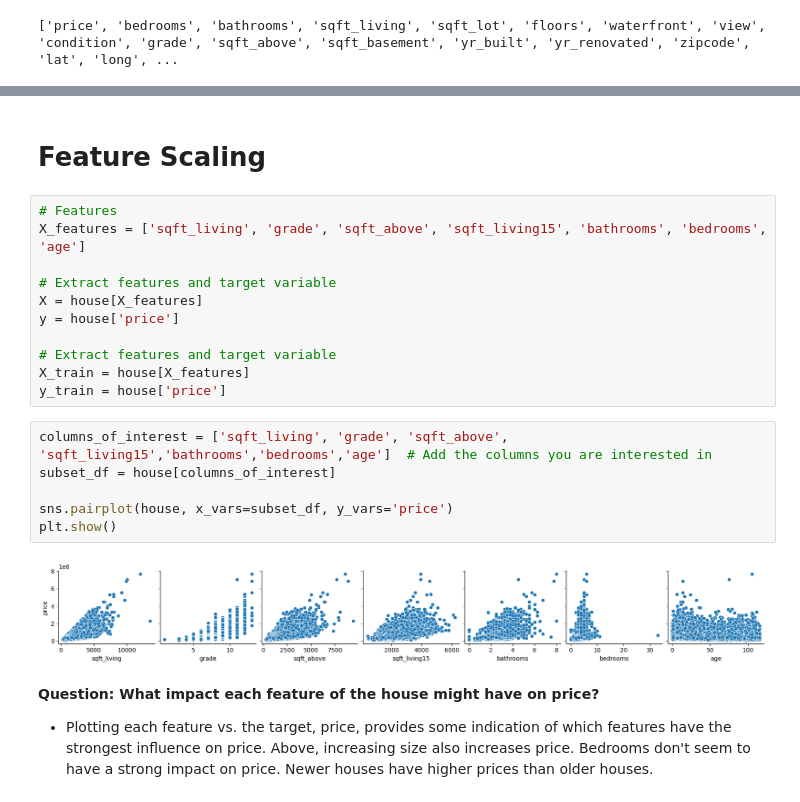
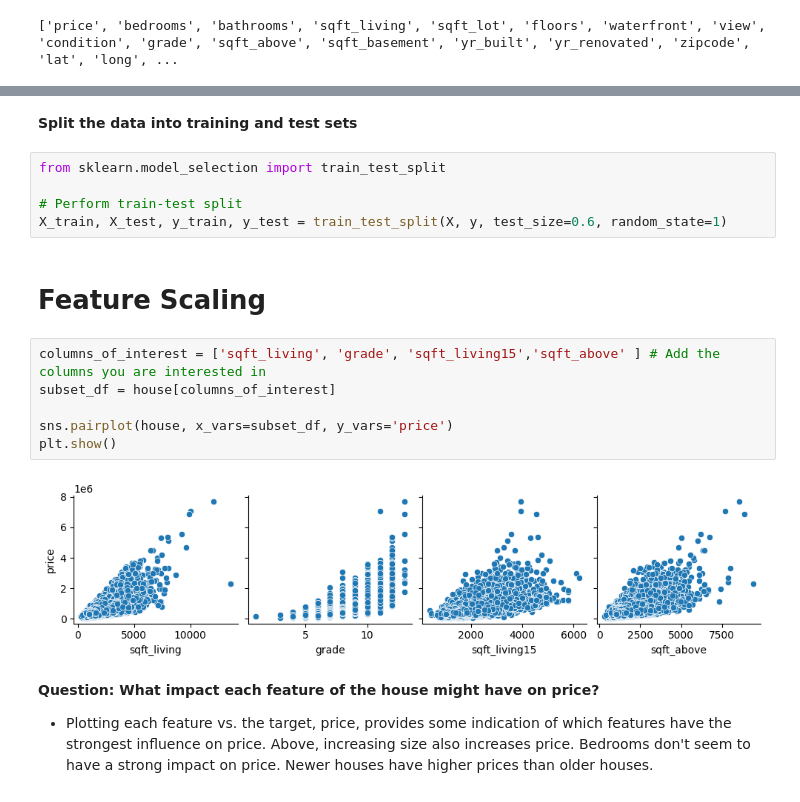
Before and after one commit to InsightQod/Housing, a Jupyter notebook: house_price_ml.ipynb, the cells around one changed output, grey strips where cells are left out. Drawn from its saved outputs; the diff is of its cells as text.

```diff
--- a/house_price_ml.ipynb
+++ b/house_price_ml.ipynb
@@ -86,24 +95,20 @@ print(columns_list)
+# %% [markdown]
+**Split the data into training and test sets**
+# %%
+from sklearn.model_selection import train_test_split
+
+# Perform train-test split
+X_train, X_test, y_train, y_test = train_test_split(X, y, test_size=0.6, random_state=1)
 # %% [markdown]
 # Feature Scaling
-# %%
-# Features
-X_features = ['sqft_living', 'grade', 'sqft_above', 'sqft_living15', 'bathrooms', 'bedrooms', 'age']
-
-# Extract features and target variable
-X = house[X_features]
-y = house['price']
-
-# Extract features and target variable
-X_train = house[X_features]
-y_train = house['price']
 # %%
-columns_of_interest = ['sqft_living', 'grade', 'sqft_above', 'sqft_living15','bathrooms','bedrooms','age']  # Add the columns you are interested in
+columns_of_interest = ['sqft_living', 'grade', 'sqft_living15','sqft_above' ] # Add the columns you are interested in
 subset_df = house[columns_of_interest]
 
 sns.pairplot(house, x_vars=subset_df, y_vars='price')
 plt.show()
 # %% [output]
-[figure, old version]
+[figure, new version]
 # %% [markdown]
 **Question: What impact each feature of the house might have on price?**
  * Plotting each feature vs. the target, price, provides some indication of which features have the strongest influence on price. Above, increasing size also increases price. Bedrooms don't seem to have a strong impact on price. Newer houses have higher prices than older houses.
```
Also changed, not shown: parts of 32 cells of this notebook, 1 other file.
